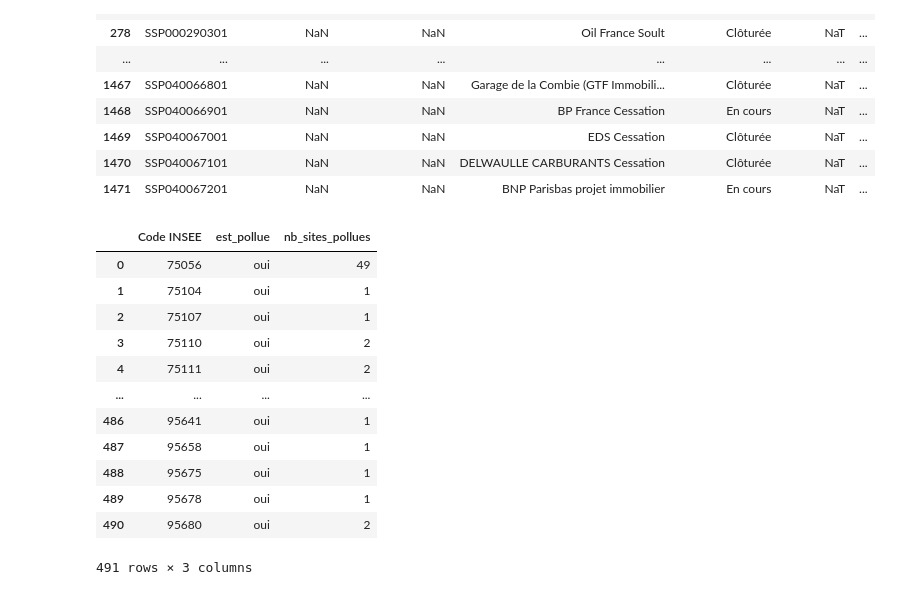
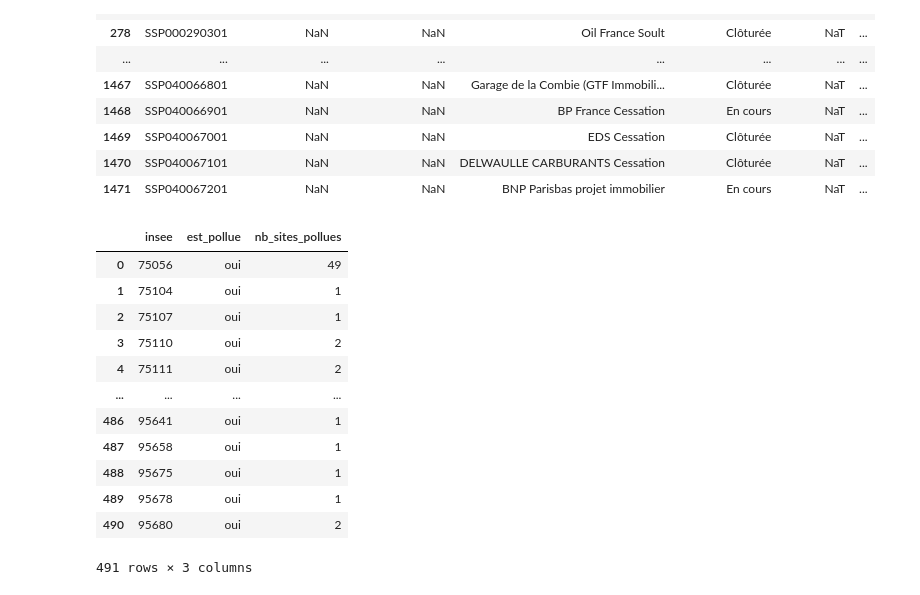
Before and after one commit to aurelianmoge/Projet-Python---ENSAE-2025, a Jupyter notebook: suite_avec_sites_polluants.ipynb, the cells around one changed output. Saved outputs shown, nothing was run; the diff lists cells and outputs as text; code cells hidden in the pictures.

Commit message:
essai regression sites pollues sur pauvreté

```diff
--- a/suite_avec_sites_polluants.ipynb
+++ b/suite_avec_sites_polluants.ipynb
@@ -667,19 +669,19 @@ df_sites_pollues[df_sites_pollues["Code INSEE"] == 75056]
 # %%
 df_communes_polluees = (
     df_sites_pollues
     .groupby("Code INSEE")
     .size()
     .reset_index(name="nb_sites_pollues")
+    .rename(columns={"Code INSEE": "insee"})
 )
 
-# ajouter la colonne est_pollue = "oui"
 df_communes_polluees["est_pollue"] = "oui"
 
-df_communes_polluees = df_communes_polluees[["Code INSEE", "est_pollue", "nb_sites_pollues"]]
+df_communes_polluees = df_communes_polluees[["insee", "est_pollue", "nb_sites_pollues"]]
 
 df_communes_polluees
 # %% [output]
-|  | Code INSEE | est_pollue | nb_sites_pollues |
+|  | insee | est_pollue | nb_sites_pollues |
 | 0 | 75056 | oui | 49 |
 | 1 | 75104 | oui | 1 |
 | 2 | 75107 | oui | 1 |
```
Also changed, not shown: parts of 6 cells of this notebook.
